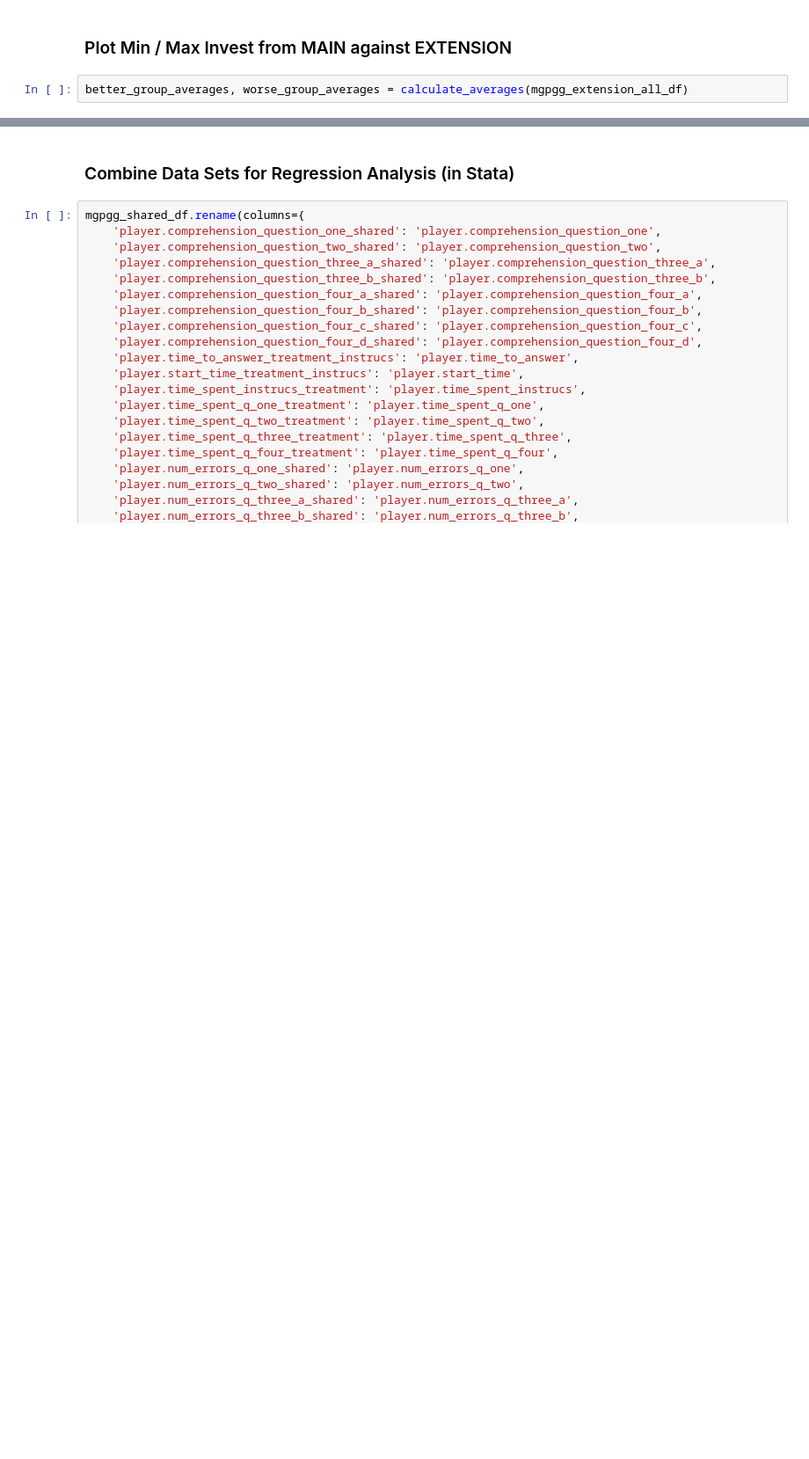
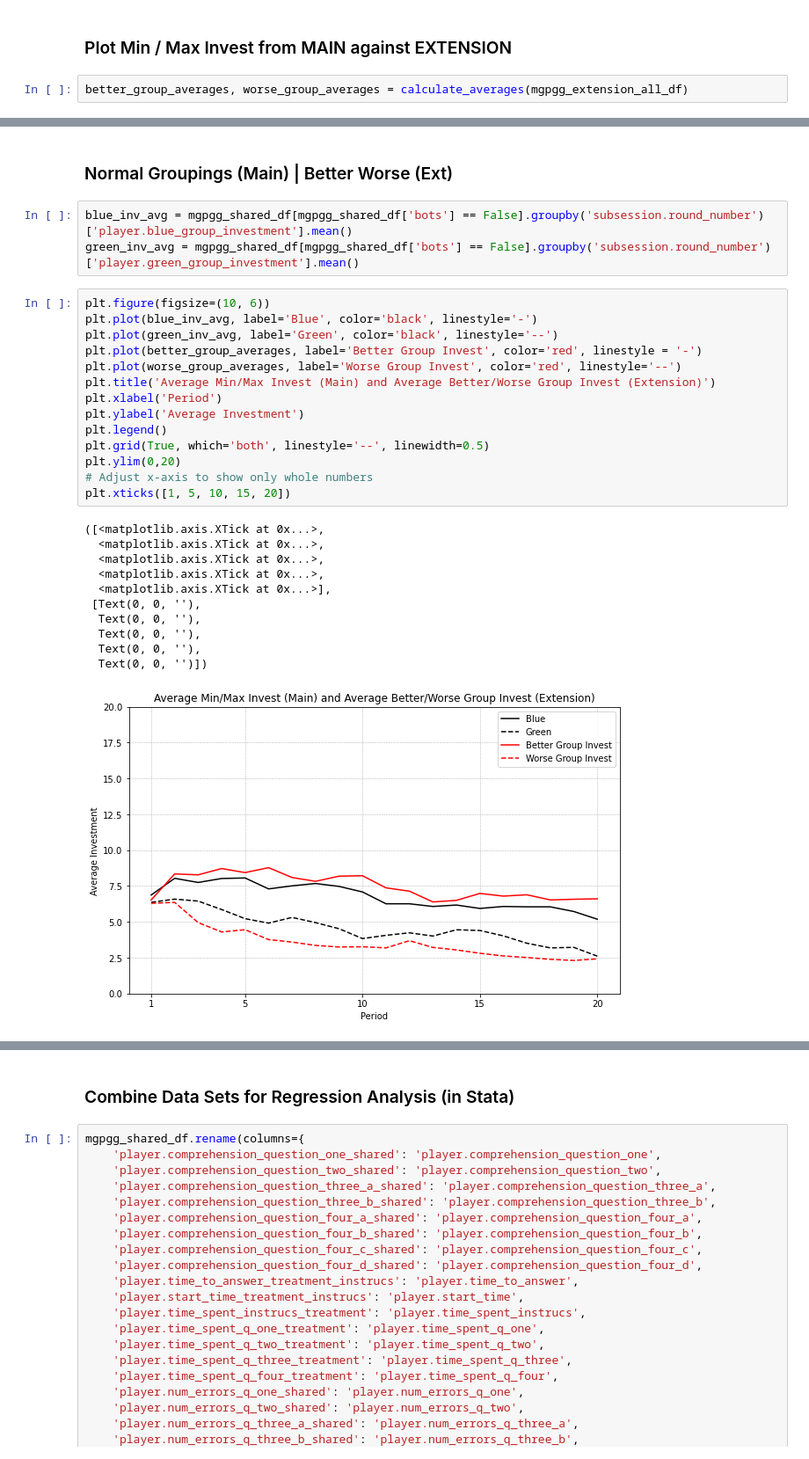
Before and after one commit to AaronSVMB/DA_4_MGPGG, a Jupyter notebook: src/extension/zextension_analysis.ipynb, the cells around one changed output, grey strips where cells are left out. Shown at 88% size. Drawn from its saved outputs; the diff is of its cells as text; blank space fills up the shorter version.

```diff
--- a/src/extension/zextension_analysis.ipynb
+++ b/src/extension/zextension_analysis.ipynb
@@ -202,0 +272,31 @@ plt.xticks([1, 5, 10, 15, 20])
+# %% [markdown]
+### Normal Groupings (Main) | Better Worse (Ext)
+# %%
+blue_inv_avg = mgpgg_shared_df[mgpgg_shared_df['bots'] == False].groupby('subsession.round_number')['player.blue_group_investment'].mean()
+green_inv_avg = mgpgg_shared_df[mgpgg_shared_df['bots'] == False].groupby('subsession.round_number')['player.green_group_investment'].mean()
+# %%
+plt.figure(figsize=(10, 6))
+plt.plot(blue_inv_avg, label='Blue', color='black', linestyle='-')
+plt.plot(green_inv_avg, label='Green', color='black', linestyle='--')
+plt.plot(better_group_averages, label='Better Group Invest', color='red', linestyle = '-')
+plt.plot(worse_group_averages, label='Worse Group Invest', color='red', linestyle='--')
+plt.title('Average Min/Max Invest (Main) and Average Better/Worse Group Invest (Extension)')
+plt.xlabel('Period')
+plt.ylabel('Average Investment')
+plt.legend()
+plt.grid(True, which='both', linestyle='--', linewidth=0.5)
+plt.ylim(0,20)
+# Adjust x-axis to show only whole numbers
+plt.xticks([1, 5, 10, 15, 20])
+# %% [output]
+([<matplotlib.axis.XTick at 0x...>,
+  <matplotlib.axis.XTick at 0x...>,
+  <matplotlib.axis.XTick at 0x...>,
+  <matplotlib.axis.XTick at 0x...>,
+  <matplotlib.axis.XTick at 0x...>],
+ [Text(0, 0, ''),
+  Text(0, 0, ''),
+  Text(0, 0, ''),
+  Text(0, 0, ''),
+  Text(0, 0, '')])
+[figure, added]
```
Also changed, not shown: parts of 9 cells of this notebook.
